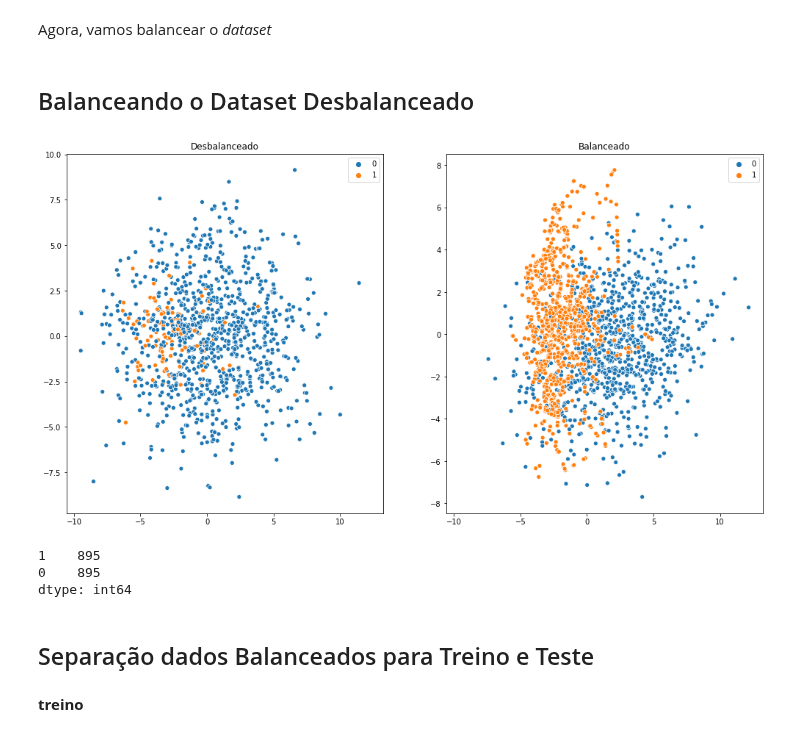
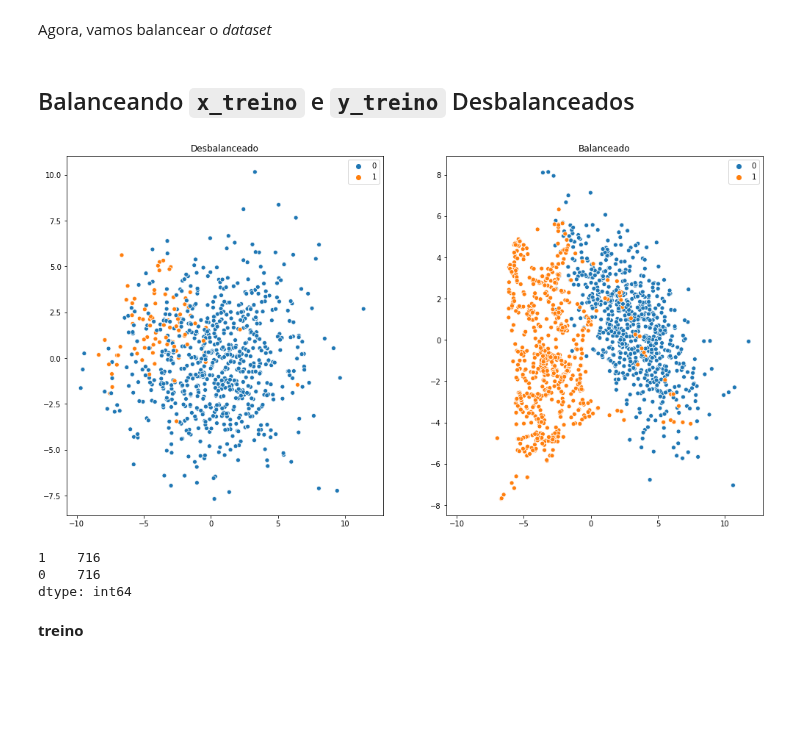
Before and after one commit to mikaelcordeiro/semanas, a Jupyter notebook: semana9/semana_9.ipynb, the cells around one changed output. Cells and saved outputs as stored; diff of their text form; code cells hidden in the pictures; blank space fills up the shorter version.

```diff
--- a/semana9/semana_9.ipynb
+++ b/semana9/semana_9.ipynb
@@ -1275,27 +1275,25 @@ FN_log_desb / (FN_log_desb + TP_log_desb)
 # %% [markdown]
 Agora, vamos balancear o *dataset*
-# %% [markdown]
-## Balanceando o Dataset Desbalanceado
+# %% [markdown]
+## Balanceando `x_treino` e `y_treino` Desbalanceados
 # %%
 from imblearn.over_sampling import SMOTE
 # %%
 smote = SMOTE(sampling_strategy='minority')
 # %%
-x_balanc, y_balanc = smote.fit_resample(x, y)
+x_balanc, y_balanc = smote.fit_resample(x_treino_desb, y_treino_desb)
 # %%
 fig, g = plt.subplots(1, 2, figsize=(17, 9), sharex=True)
-sns.scatterplot(x=pca.fit_transform(x)[:, 0], y=pca.fit_transform(x)[:, 1], hue=y, ax=g[0])
+sns.scatterplot(x=pca.fit_transform(x_treino_desb)[:, 0], y=pca.fit_transform(x_treino_desb)[:, 1], hue=y_treino_desb, ax=g[0])
 sns.scatterplot(x=pca.fit_transform(x_balanc)[:, 0], y=pca.fit_transform(x_balanc)[:, 1], hue=y_balanc, ax=g[1])
 g[0].set_title('Desbalanceado')
 g[1].set_title('Balanceado')
 plt.show()
 # %% [output]
-[figure, old version]
+[figure, new version]
 # %%
 pd.Series(y_balanc).value_counts()
 # %% [output]
-1    895
-0    895
+1    716
+0    716
 dtype: int64
-# %% [markdown]
-## Separação dados Balanceados para Treino e Teste
```
Also changed, not shown: parts of 26 cells of this notebook.
